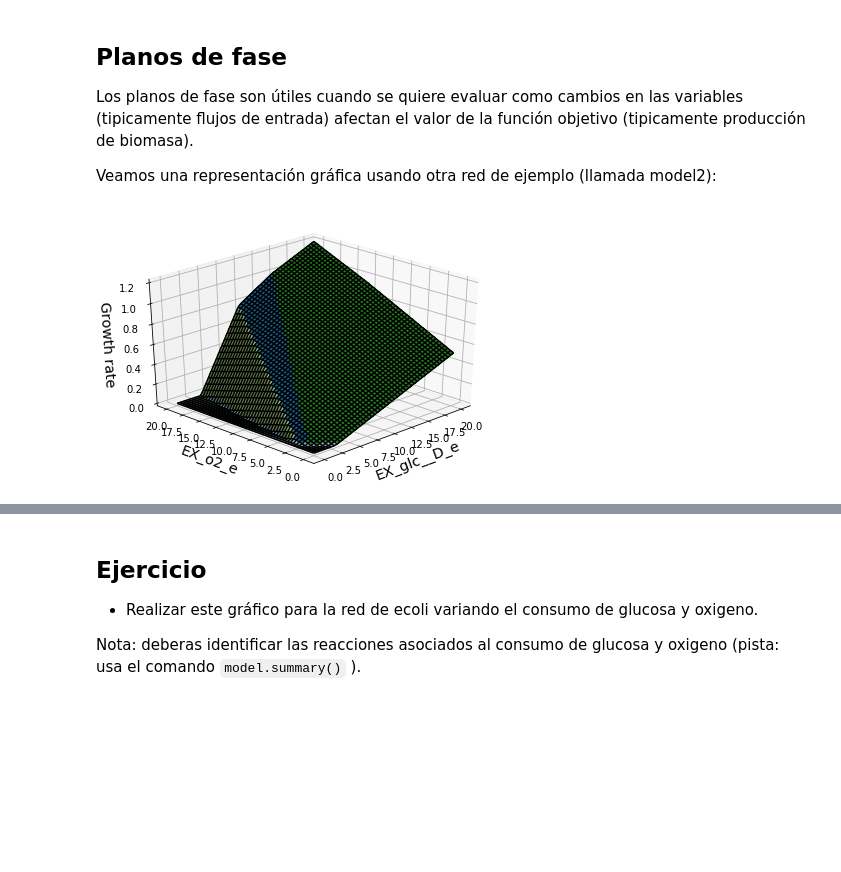
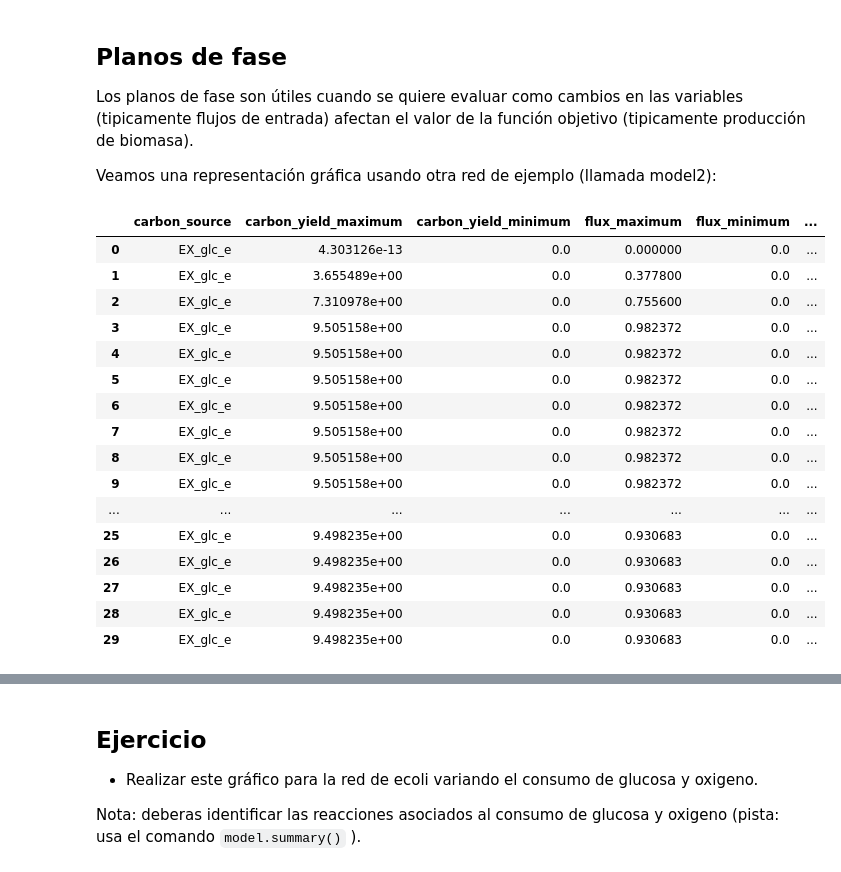
Before and after one commit to modcommet/Clases, a Jupyter notebook: clase5.ipynb, the cells around one changed output, grey strips where cells are left out. Saved outputs shown, nothing was run; the diff lists cells and outputs as text; code cells hidden in the pictures; blank space fills up the shorter version.

```diff
--- a/clase5.ipynb
+++ b/clase5.ipynb
@@ -150,12 +236,34 @@ Los planos de fase son útiles cuando se quiere evaluar como cambios en las vari
 Veamos una representación gráfica usando otra red de ejemplo (llamada model2):
 # %%
 %matplotlib inline
-from time import time
+# from time import time
 
-from cobra.flux_analysis import calculate_phenotype_phase_plane
+# from cobra.flux_analysis import calculate_phenotype_phase_plane
 
-model2 = cobra.test.create_test_model("textbook")
-data = calculate_phenotype_phase_plane(model2, "EX_glc__D_e", "EX_o2_e")
-data.plot_matplotlib();
+# model2 = cobra.test.create_test_model("textbook")
+# data = calculate_phenotype_phase_plane(model2, "EX_glc_e", "EX_o2_e")
+# data.plot_matplotlib();
-# %% [output]
-[figure, removed]
+# %%
+%matplotlib inline
+from cobra.flux_analysis import production_envelope
+prod_env = production_envelope(model, ["EX_glc_e", "EX_o2_e"])
+# %%
+prod_env.head(30)
+# %% [output]
+|  | carbon_source | carbon_yield_maximum | carbon_yield_minimum | flux_maximum | flux_minimum | ... |
+| 0 | EX_glc_e | 4.303126e-13 | 0.0 | 0.000000 | 0.0 | ... |
+| 1 | EX_glc_e | 3.655489e+00 | 0.0 | 0.377800 | 0.0 | ... |
+| 2 | EX_glc_e | 7.310978e+00 | 0.0 | 0.755600 | 0.0 | ... |
+| 3 | EX_glc_e | 9.505158e+00 | 0.0 | 0.982372 | 0.0 | ... |
+| 4 | EX_glc_e | 9.505158e+00 | 0.0 | 0.982372 | 0.0 | ... |
+| 5 | EX_glc_e | 9.505158e+00 | 0.0 | 0.982372 | 0.0 | ... |
+| 6 | EX_glc_e | 9.505158e+00 | 0.0 | 0.982372 | 0.0 | ... |
+| 7 | EX_glc_e | 9.505158e+00 | 0.0 | 0.982372 | 0.0 | ... |
+| 8 | EX_glc_e | 9.505158e+00 | 0.0 | 0.982372 | 0.0 | ... |
+| 9 | EX_glc_e | 9.505158e+00 | 0.0 | 0.982372 | 0.0 | ... |
+| ... | ... | ... | ... | ... | ... | ... |
+| 25 | EX_glc_e | 9.498235e+00 | 0.0 | 0.930683 | 0.0 | ... |
+| 26 | EX_glc_e | 9.498235e+00 | 0.0 | 0.930683 | 0.0 | ... |
+| 27 | EX_glc_e | 9.498235e+00 | 0.0 | 0.930683 | 0.0 | ... |
+| 28 | EX_glc_e | 9.498235e+00 | 0.0 | 0.930683 | 0.0 | ... |
+| 29 | EX_glc_e | 9.498235e+00 | 0.0 | 0.930683 | 0.0 | ... |
```
Also changed, not shown: parts of 24 cells of this notebook.
